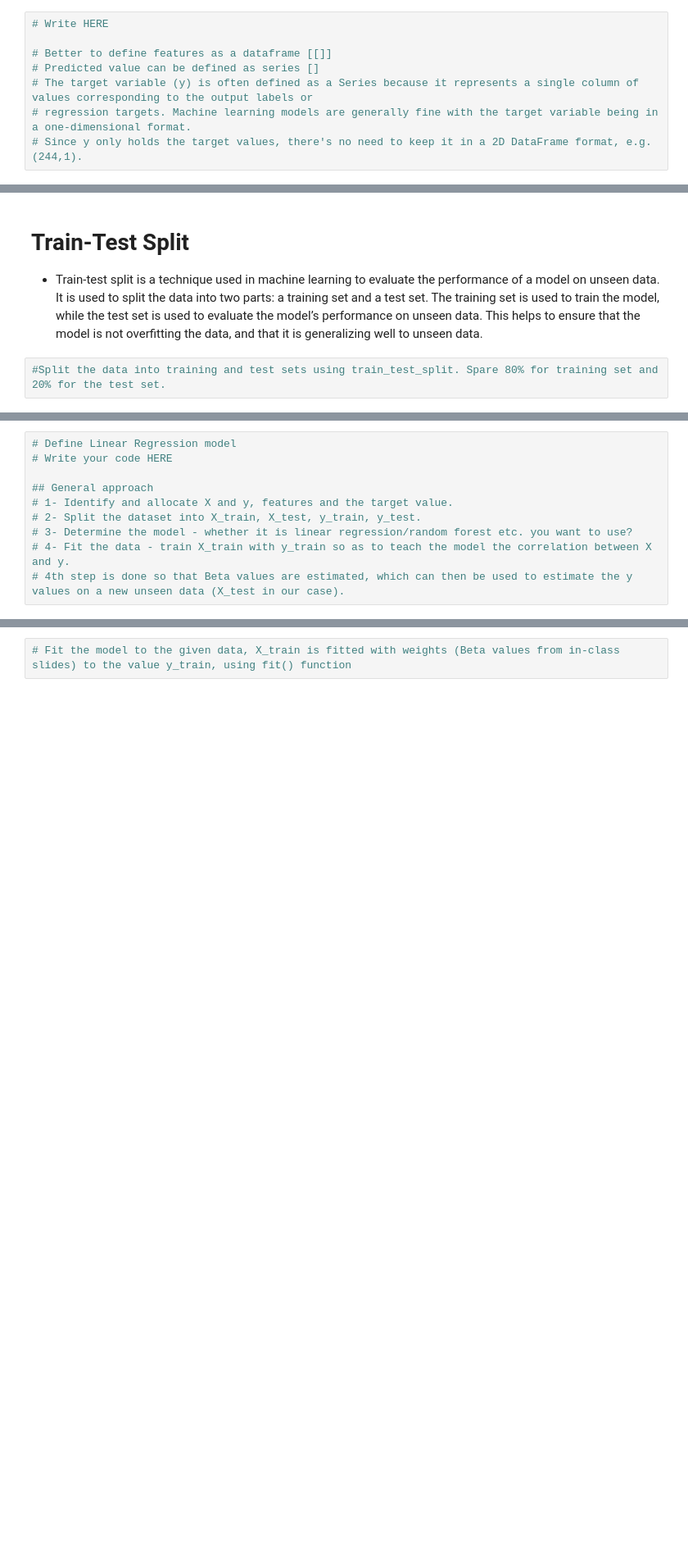
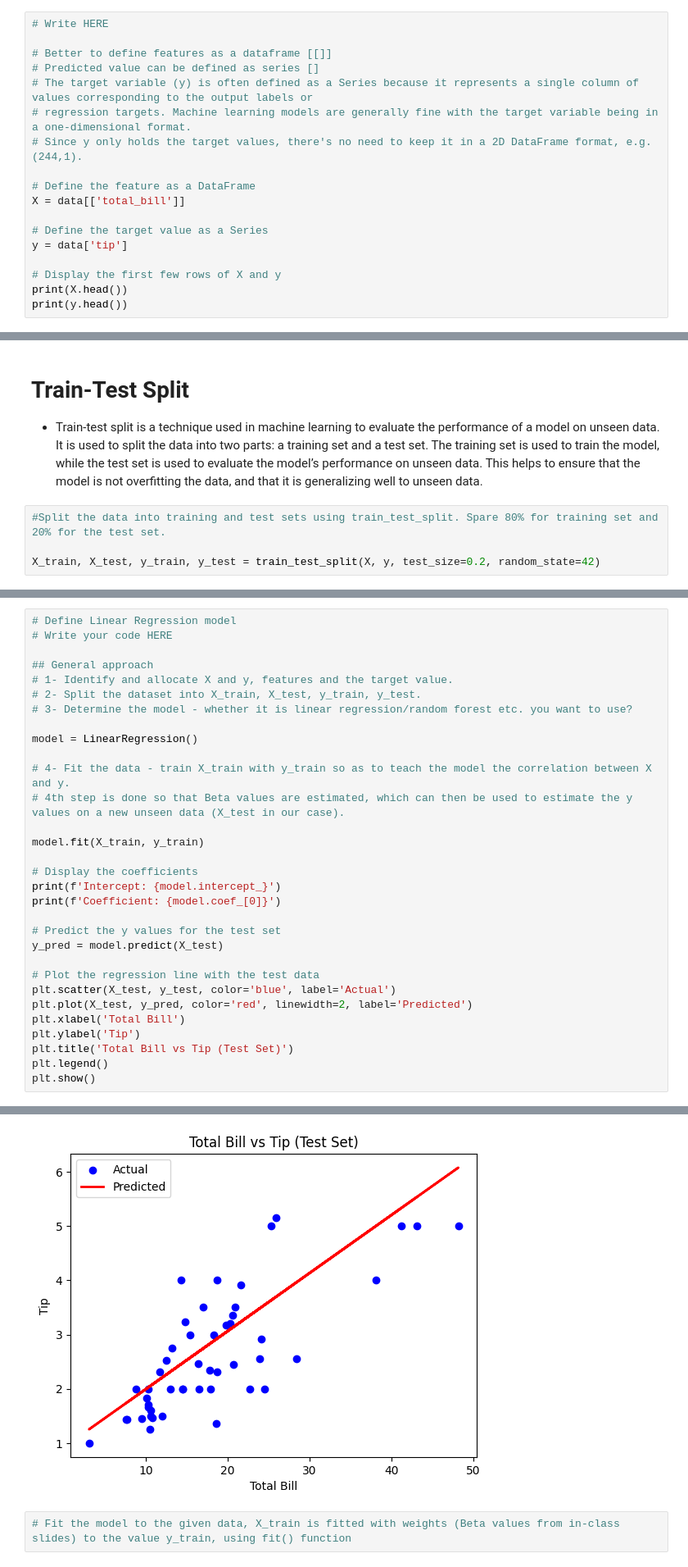
Before and after one commit to EdwinAbdonShayo/Data-Science-AI-Lessons, a Jupyter notebook: Week 4/DSAI-Lab4-Stu.ipynb, the cells around one changed output, grey strips where cells are left out. Shown at 82% size. Cells and saved outputs as stored; diff of their text form; blank space fills up the shorter version.

```diff
--- a/Week 4/DSAI-Lab4-Stu.ipynb
+++ b/Week 4/DSAI-Lab4-Stu.ipynb
@@ -41,3 +107,13 @@ from sklearn.linear_model import LinearRegression
 # The target variable (y) is often defined as a Series because it represents a single column of values corresponding to the output labels or
 # regression targets. Machine learning models are generally fine with the target variable being in a one-dimensional format.
 # Since y only holds the target values, there's no need to keep it in a 2D DataFrame format, e.g. (244,1).
+
+# Define the feature as a DataFrame
+X = data[['total_bill']]
+
+# Define the target value as a Series
+y = data['tip']
+
+# Display the first few rows of X and y
+print(X.head())
+print(y.head())
@@ -46,5 +135,7 @@ from sklearn.linear_model import LinearRegression
 - Train-test split is a technique used in machine learning to evaluate the performance of a model on unseen data. It is used to split the data into two parts: a training set and a test set. The training set is used to train the model, while the test set is used to evaluate the model’s performance on unseen data. This helps to ensure that the model is not overfitting the data, and that it is generalizing well to unseen data.
 # %%
 #Split the data into training and test sets using train_test_split. Spare 80% for training set and 20% for the test set.
+
+X_train, X_test, y_train, y_test = train_test_split(X, y, test_size=0.2, random_state=42)
 # %%
 # You can check the size of each variables: X_train, X_test, y_train, y_test whether they match in size using data.shape
@@ -56,5 +159,27 @@ from sklearn.linear_model import LinearRegression
 # 1- Identify and allocate X and y, features and the target value.
 # 2- Split the dataset into X_train, X_test, y_train, y_test.
 # 3- Determine the model - whether it is linear regression/random forest etc. you want to use?
+
+model = LinearRegression()
+
 # 4- Fit the data - train X_train with y_train so as to teach the model the correlation between X and y.
 # 4th step is done so that Beta values are estimated, which can then be used to estimate the y values on a new unseen data (X_test in our case).
+
+model.fit(X_train, y_train)
+
+# Display the coefficients
+print(f'Intercept: {model.intercept_}')
+print(f'Coefficient: {model.coef_[0]}')
+
+# Predict the y values for the test set
+y_pred = model.predict(X_test)
+
+# Plot the regression line with the test data
+plt.scatter(X_test, y_test, color='blue', label='Actual')
+plt.plot(X_test, y_pred, color='red', linewidth=2, label='Predicted')
+plt.xlabel('Total Bill')
+plt.ylabel('Tip')
+plt.title('Total Bill vs Tip (Test Set)')
+plt.legend()
+plt.show()
+# %% [output]
@@ -61,3 +188,4 @@ from sklearn.linear_model import LinearRegression
+[figure, added]
 # %%
 # Fit the model to the given data, X_train is fitted with weights (Beta values from in-class slides) to the value y_train, using fit() function
 # %%
```
Also changed, not shown: parts of 10 cells of this notebook, 8 other files.
